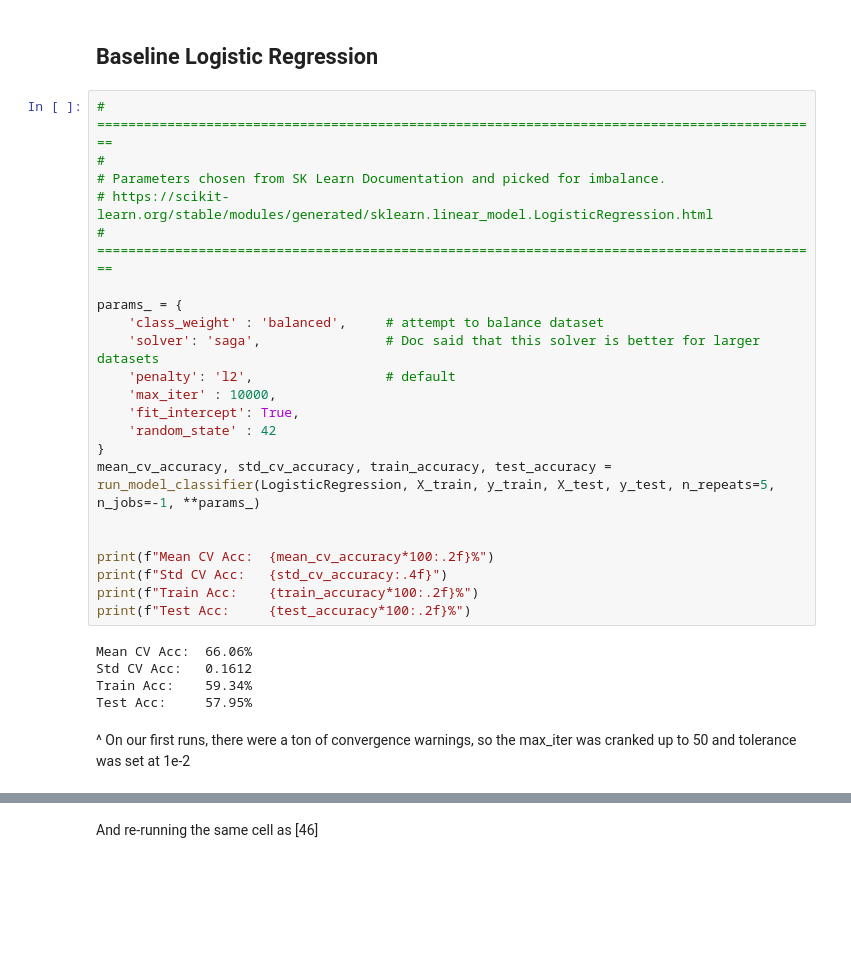
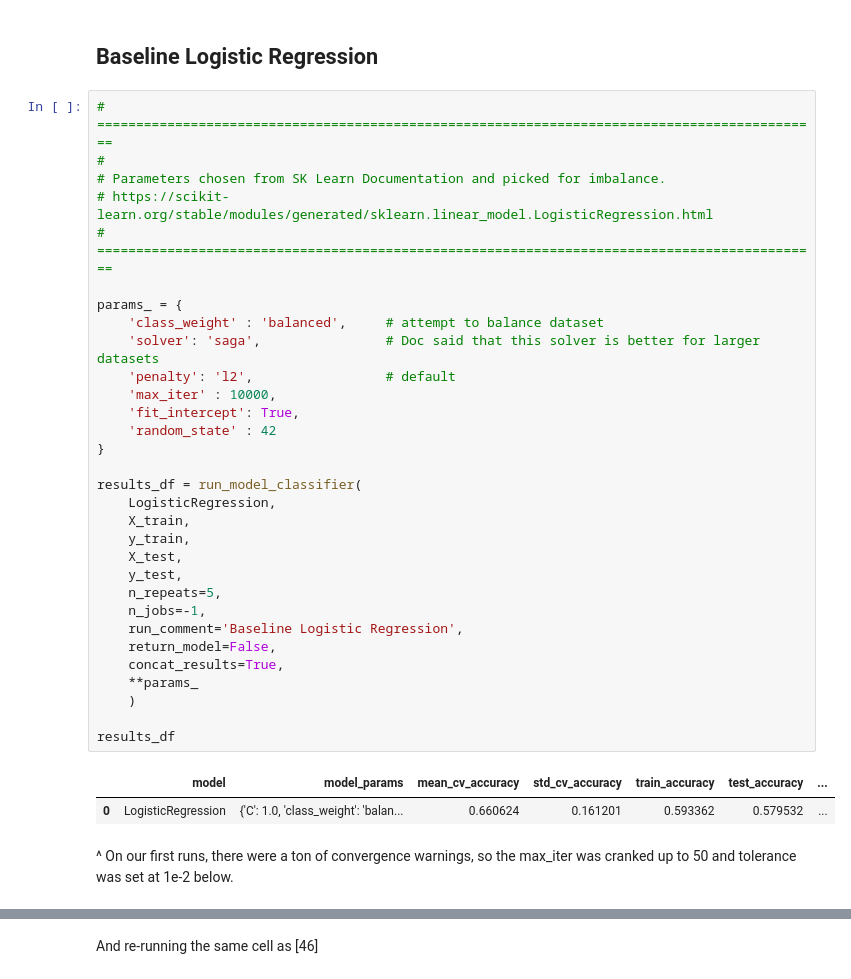
Before and after one commit to LeeMcFarling/AFL_Project, a Jupyter notebook: Modeling/Weekly Assignments/Week_2.ipynb, the cells around one changed output, grey strips where cells are left out. Saved outputs shown, nothing was run; the diff lists cells and outputs as text; blank space fills up the shorter version.

```diff
--- a/Modeling/Weekly Assignments/Week_2.ipynb
+++ b/Modeling/Weekly Assignments/Week_2.ipynb
@@ -311,35 +381,42 @@ ____
 NOTE: As previously discussed in Semester 2, the primary goal of this analysis and modeling excercise is to classify whether a particular play will result in an injury, and to determine the factors that are most likely to cause this injury. Furthermore, as was *also* previously discussed, this dataset has some extreme imbalance issues (injury occurance < 2%), and as such high performance on these baseline models is NOT expected.
 # %% [markdown]
 ## **Baseline Logistic Regression**
-# %%
-# =============================================================================================
-#
-# Parameters chosen from SK Learn Documentation and picked for imbalance.
-# https://scikit-learn.org/stable/modules/generated/sklearn.linear_model.LogisticRegression.html
-# =============================================================================================
-
-params_ = {
-    'class_weight' : 'balanced',     # attempt to balance dataset
-    'solver': 'saga',                # Doc said that this solver is better for larger datasets
-    'penalty': 'l2',                 # default
-    'max_iter' : 10000,
-    'fit_intercept': True,
-    'random_state' : 42
-}
-mean_cv_accuracy, std_cv_accuracy, train_accuracy, test_accuracy = run_model_classifier(LogisticRegression, X_train, y_train, X_test, y_test, n_repeats=5, n_jobs=-1, **params_)
-
-
-print(f"Mean CV Acc:  {mean_cv_accuracy*100:.2f}%")
-print(f"Std CV Acc:   {std_cv_accuracy:.4f}")
-print(f"Train Acc:    {train_accuracy*100:.2f}%")
-print(f"Test Acc:     {test_accuracy*100:.2f}%")
-# %% [output]
-Mean CV Acc:  66.06%
-Std CV Acc:   0.1612
-Train Acc:    59.34%
-Test Acc:     57.95%
+# %%
+# =============================================================================================
+#
+# Parameters chosen from SK Learn Documentation and picked for imbalance.
+# https://scikit-learn.org/stable/modules/generated/sklearn.linear_model.LogisticRegression.html
+# =============================================================================================
+
+params_ = {
+    'class_weight' : 'balanced',     # attempt to balance dataset
+    'solver': 'saga',                # Doc said that this solver is better for larger datasets
+    'penalty': 'l2',                 # default
+    'max_iter' : 10000,
+    'fit_intercept': True,
+    'random_state' : 42
+}
+
+results_df = run_model_classifier(
+    LogisticRegression,
+    X_train,
+    y_train,
+    X_test,
+    y_test,
+    n_repeats=5,
+    n_jobs=-1,
+    run_comment='Baseline Logistic Regression',
+    return_model=False,
+    concat_results=True,
+    **params_
+    )
+
+results_df
+# %% [output]
+|  | model | model_params | mean_cv_accuracy | std_cv_accuracy | train_accuracy | test_accuracy | ... |
+| 0 | LogisticRegression | {'C': 1.0, 'class_weight': 'balan... | 0.660624 | 0.161201 | 0.593362 | 0.579532 | ... |
 # %% [markdown]
-^ On our first runs, there were a ton of convergence warnings, so the max_iter was cranked up to 50 and tolerance was set at 1e-2
+^ On our first runs, there were a ton of convergence warnings, so the max_iter was cranked up to 50 and tolerance was set at 1e-2 below.
 # %%
 # =============================================================================================
 #
```
Also changed, not shown: parts of 30 cells of this notebook.
